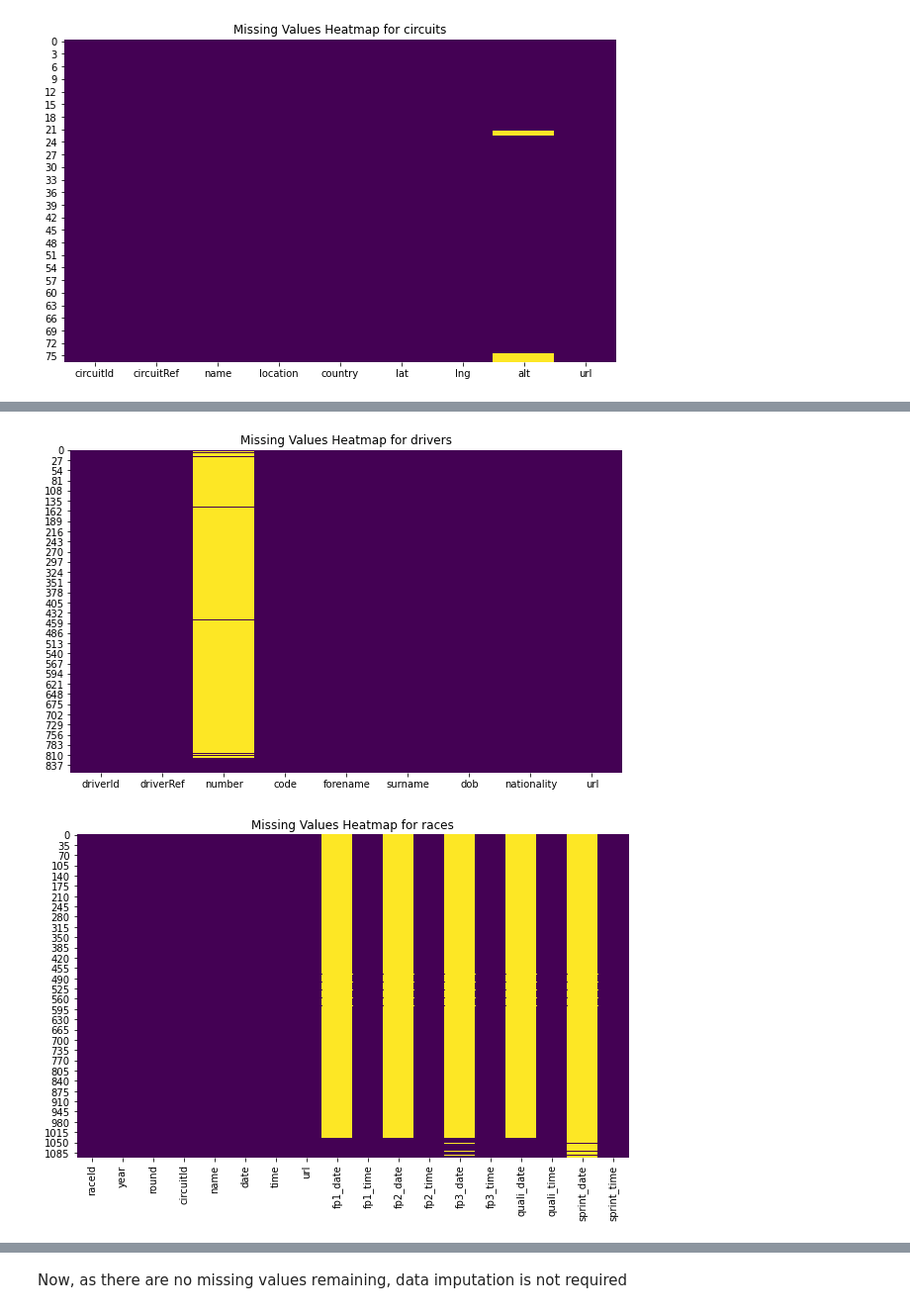
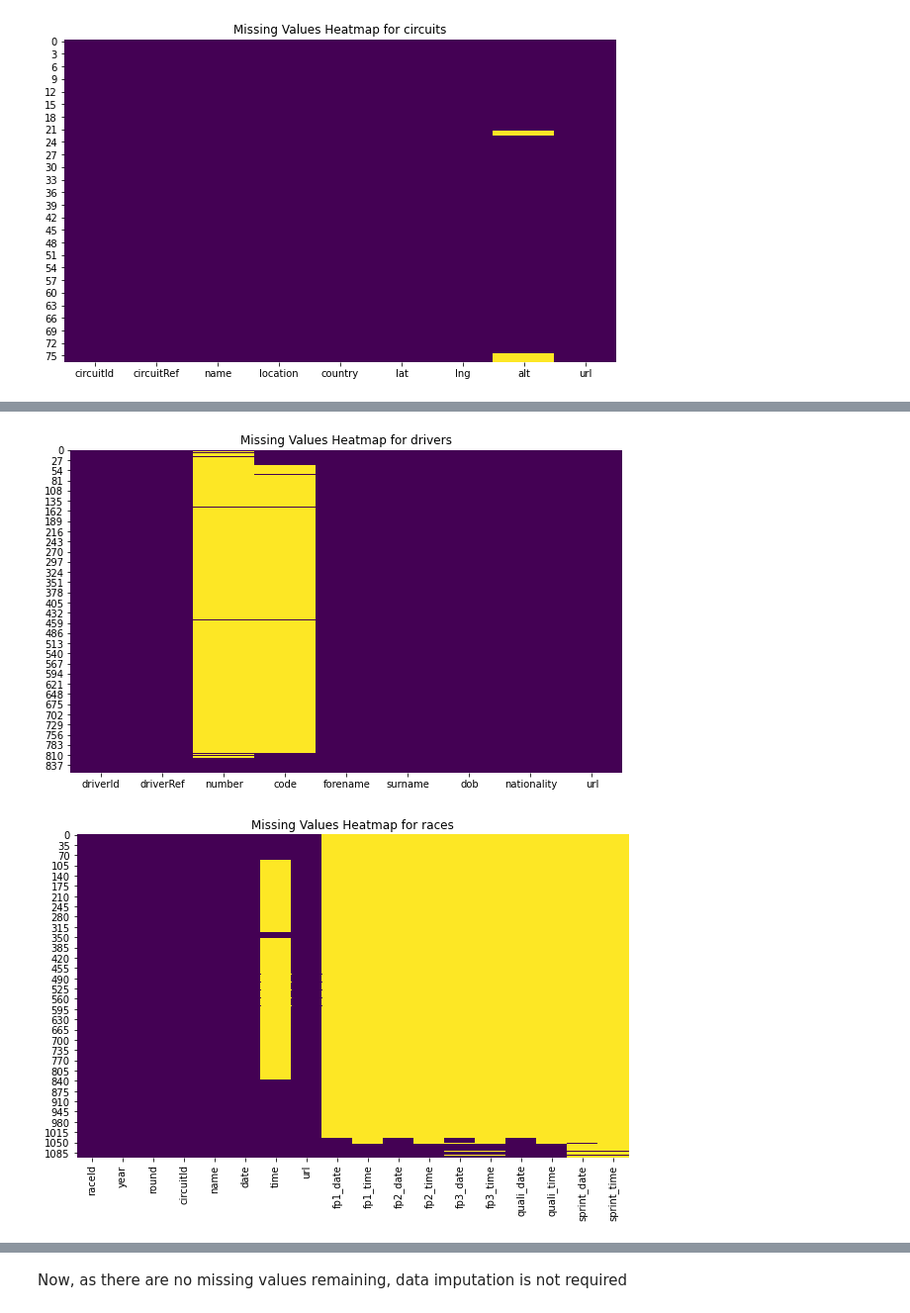
Before and after one commit to Nandini1521/CCproject, a Jupyter notebook: Cloud_project.ipynb, the cells around one changed output, grey strips where cells are left out. Shown: that part at 99% size. Cells and saved outputs as stored; diff of their text form; code cells hidden in the pictures.

```diff
--- a/Cloud_project.ipynb
+++ b/Cloud_project.ipynb
@@ -167,11 +160,15 @@ Showing the columns headings for each data frame:
 
 1. Handling Missing Values and Cleaning the data:
 # %%
-dataframes = [circuits, drivers, driver_standings, quali, pitstops, races, results, constructor_standings, constructor_results, constructors, status]
-dataframe_names = ['circuits', 'drivers', 'driver_standings', 'quali', 'pitstops', 'races', 'results', 'contructor_standings', 'constructor_results', 'constructors', 'status']
+dataframes = [circuits, drivers, driver_standings, quali, pitstops, races, results, constructor_standings, constructors]
+dataframe_names = ['circuits', 'drivers', 'driver_standings', 'quali', 'pitstops', 'races', 'results', 'contructor_standings', 'constructors']
 fig, axes = plt.subplots(len(dataframes), 1, figsize=(20, 20))
 
 for idx, (df, df_name) in enumerate(zip(dataframes, dataframe_names)):
+
+    for column_name in df.columns:
+        df = df.withColumn(column_name, when(col(column_name) == "\\N", None).otherwise(col(column_name)))
+
     missing_values = df.select([col(c).isNull().alias(c) for c in df.columns])
     missing_values_pd = missing_values.toPandas()
 
@@ -188,6 +185,9 @@ circuits, drivers, races, results
 
 Thus let's look at these in further detail:
 # %%
+for column_name in circuits.columns:
+    circuits = circuits.withColumn(column_name, when(col(column_name) == "\\N", None).otherwise(col(column_name)))
+
 missing_values_circuits = circuits.select([col(c).isNull().alias(c) for c in circuits.columns])
 
 missing_values_pd_circuits = missing_values_circuits.toPandas()
@@ -198,3 +198,15 @@ plt.title('Missing Values Heatmap for circuits')
 plt.show()
 # %% [output]
 [figure]
+# %%
+for column_name in quali.columns:
+    quali = quali.withColumn(column_name, when(col(column_name) == "\\N", None).otherwise(col(column_name)))
+
+missing_values_quali = quali.select([col(c).isNull().alias(c) for c in quali.columns])
+
+missing_values_pd_quali = missing_values_quali.toPandas()
+
+plt.figure(figsize=(10 ,6))
+sns.heatmap(missing_values_pd_quali, cmap='viridis', cbar=False)
+plt.title('Missing Values Heatmap for quali')
+plt.show()
@@ -201,4 +215,7 @@ plt.show()
 # %%
+for column_name in drivers.columns:
+    drivers = drivers.withColumn(column_name, when(col(column_name) == "\\N", None).otherwise(col(column_name)))
+
 missing_values_drivers = drivers.select([col(c).isNull().alias(c) for c in drivers.columns])
 
 missing_values_pd_drivers = missing_values_drivers.toPandas()
@@ -208,16 +225,19 @@ sns.heatmap(missing_values_pd_drivers, cmap='viridis', cbar=False)
 plt.title('Missing Values Heatmap for drivers')
 plt.show()
 # %% [output]
-[figure, old version]
+[figure, new version]
 # %%
+for column_name in races.columns:
+    races = races.withColumn(column_name, when(col(column_name) == "\\N", None).otherwise(col(column_name)))
+
 missing_values_races = races.select([col(c).isNull().alias(c) for c in races.columns])
 
 missing_values_pd_races = missing_values_races.toPandas()
 
 plt.figure(figsize=(10, 6))
 sns.heatmap(missing_values_pd_races, cmap='viridis', cbar=False)
 plt.title('Missing Values Heatmap for races')
 plt.show()
 # %% [output]
-[figure, old version]
+[figure, new version]
 # %%
```
Also changed, not shown: parts of 35 cells of this notebook.
